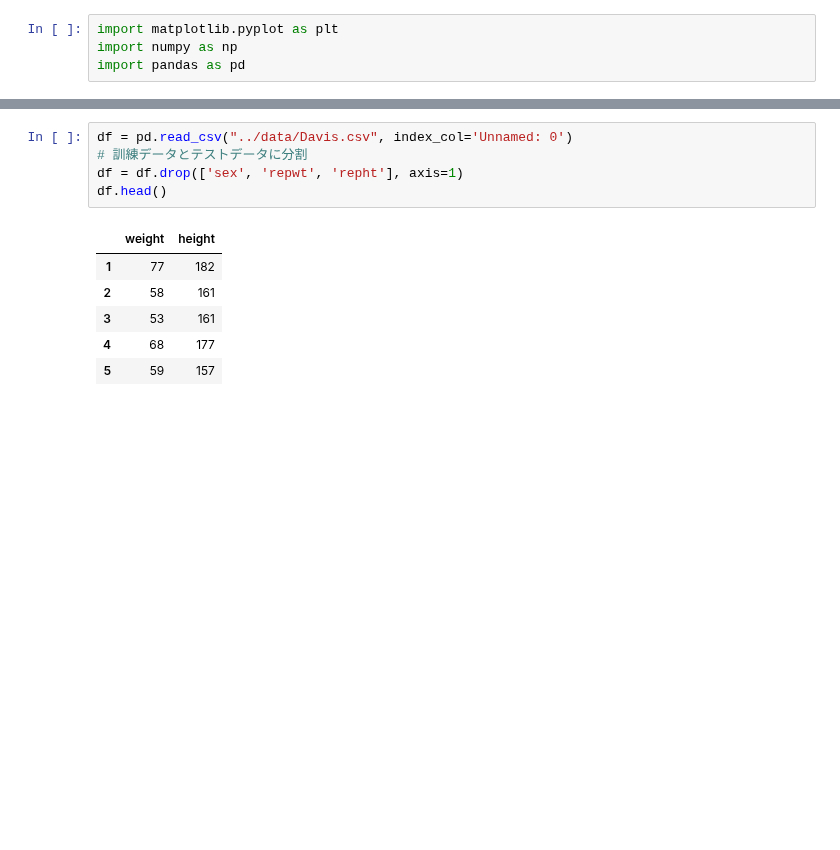
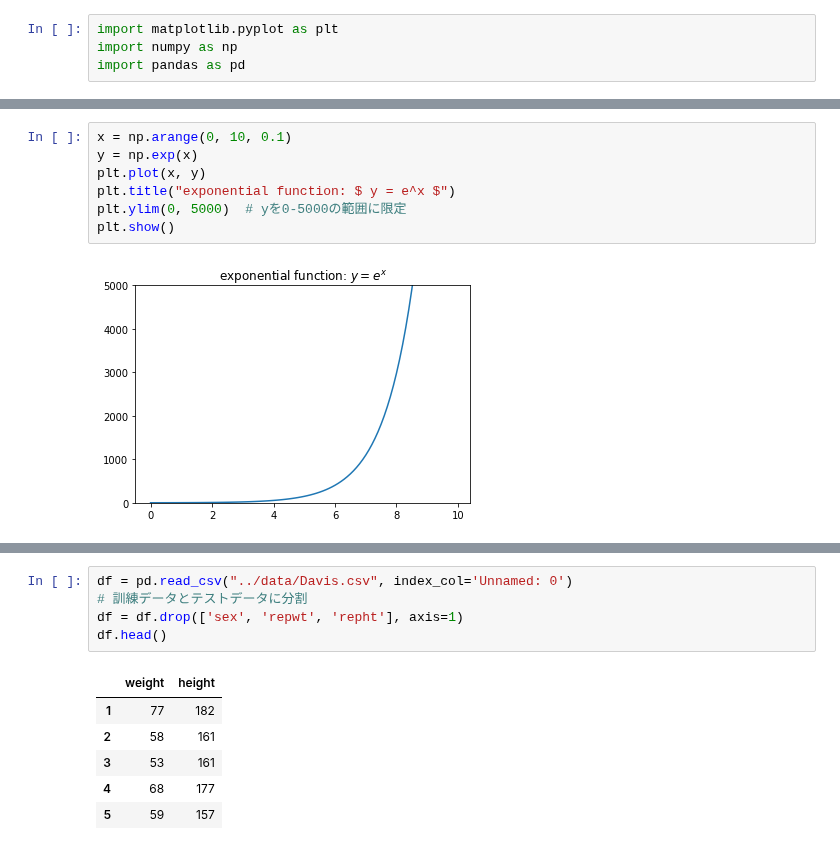
Before and after one commit to tsato-code/python_script, a Jupyter notebook: misc/plot_slide_MTS.ipynb, the cells around one changed output, grey strips where cells are left out. Cells and saved outputs as stored; diff of their text form; blank space fills up the shorter version.

```diff
--- a/misc/plot_slide_MTS.ipynb
+++ b/misc/plot_slide_MTS.ipynb
@@ -5,3 +16,12 @@ import pandas as pd
+# %%
+x = np.arange(0, 10, 0.1)
+y = np.exp(x)
+plt.plot(x, y)
+plt.title("exponential function: $ y = e^x $")
+plt.ylim(0, 5000)  # yを0-5000の範囲に限定
+plt.show()
+# %% [output]
+[figure, added]
 # %%
 X = np.random.normal(0, 1, size=(200, 4))
 for i in range(4):
```
Also changed, not shown: parts of 4 cells of this notebook, 1 other file.
